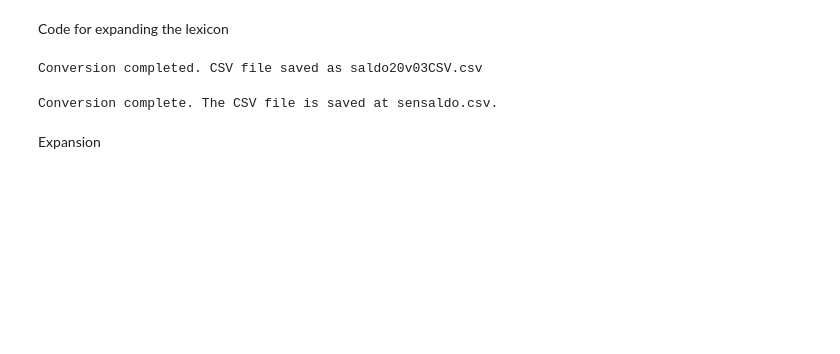
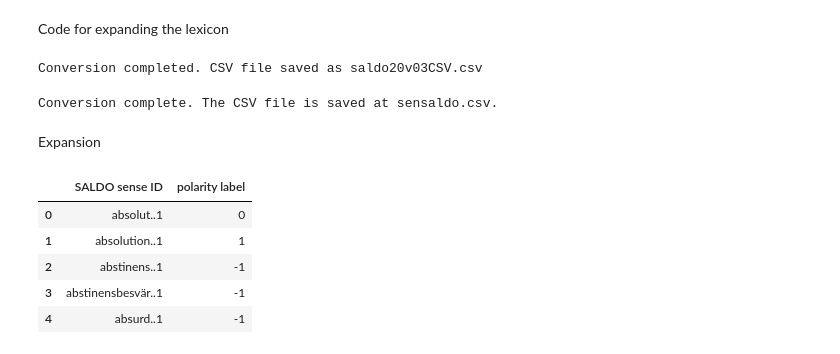
Before and after one commit to richi1998/Master-Thesis, a Jupyter notebook: koden/expansionKod.ipynb, the cells around one changed output. Cells and saved outputs as stored; diff of their text form; code cells hidden in the pictures; blank space fills up the shorter version.

```diff
--- a/koden/expansionKod.ipynb
+++ b/koden/expansionKod.ipynb
@@ -88,3 +88,12 @@ sensaldoDfC = sensaldoDf.copy().drop_duplicates()
+# %%
+sensaldoDfC.head()
+# %% [output]
+|  | SALDO sense ID | polarity label |
+| 0 | absolut..1 | 0 |
+| 1 | absolution..1 | 1 |
+| 2 | abstinens..1 | -1 |
+| 3 | abstinensbesvär..1 | -1 |
+| 4 | absurd..1 | -1 |
 # %%
 saldoDf.head()
 # %% [output]
```
Also changed, not shown: parts of 17 cells of this notebook.
